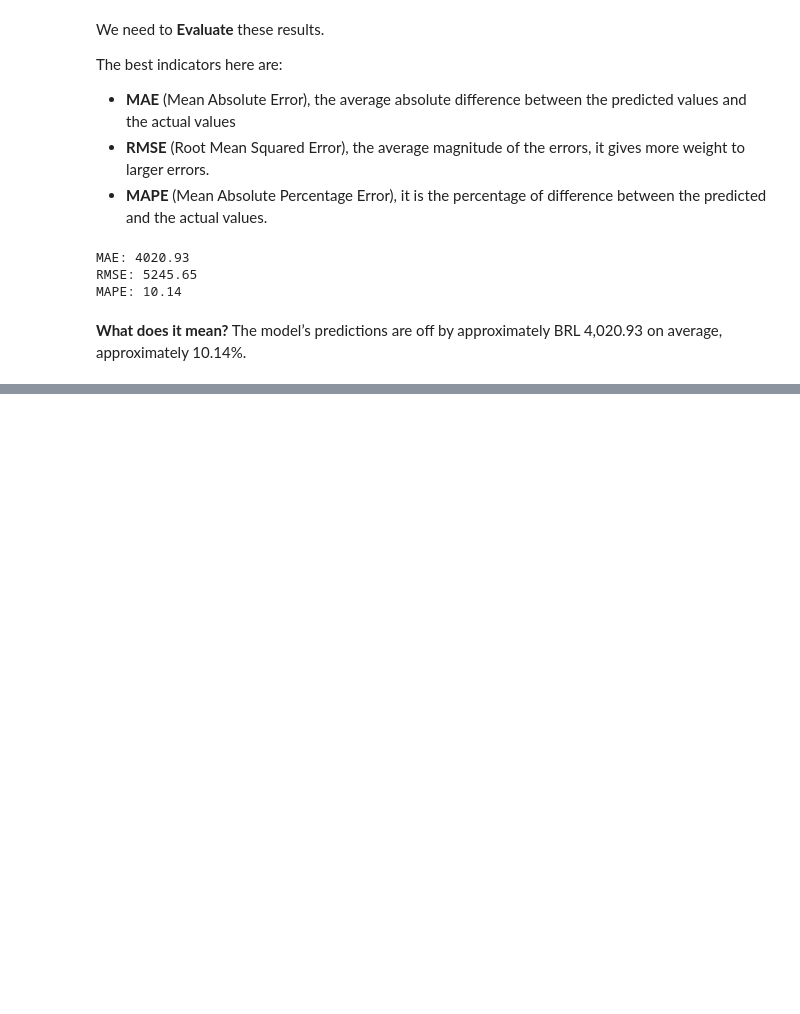
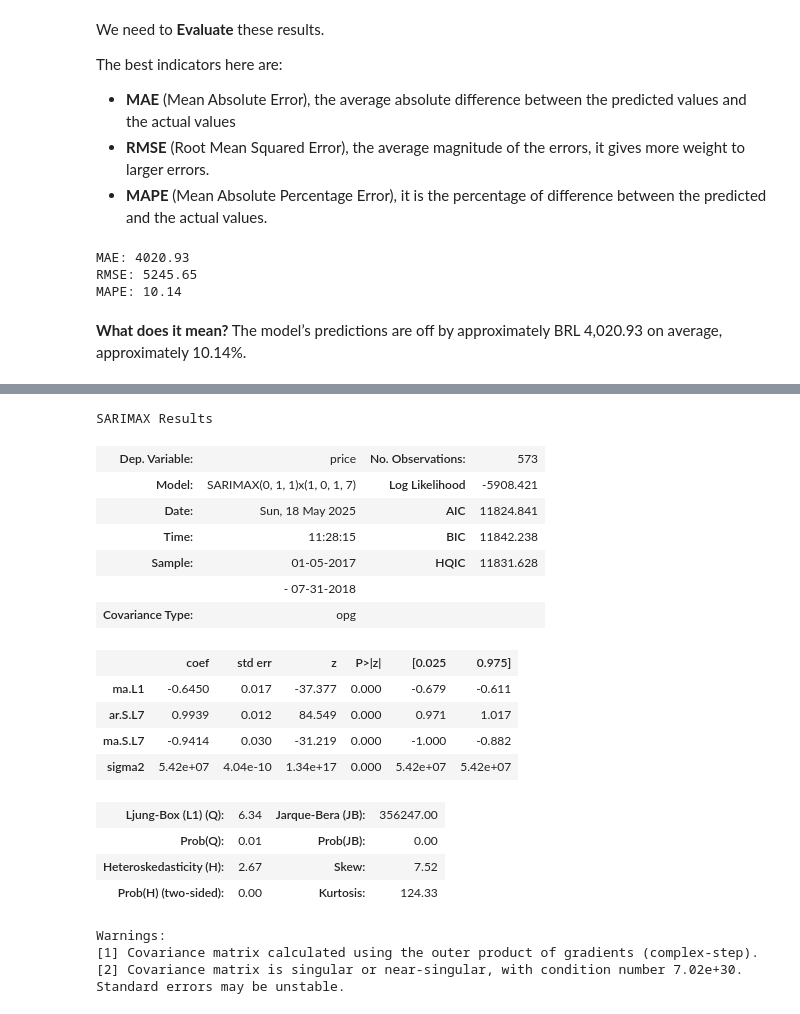
Before and after one commit to Romaric1209/Olist, a Jupyter notebook: Data Analysis Income, Costs and ARIMA forecast.ipynb, the cells around one changed output, grey strips where cells are left out. Saved outputs shown, nothing was run; the diff lists cells and outputs as text; code cells hidden in the pictures; blank space fills up the shorter version.

```diff
--- a/Data Analysis Income, Costs and Prediction.ipynb
+++ b/Data Analysis Income, Costs and ARIMA forecast.ipynb
@@ -820,0 +836,23 @@ The SARIMA model predicted incomes of BRL 545,626.01 when it was in reality BRL
+# %%
+sarima.summary()
+# %% [output]
+SARIMAX Results
+| Dep. Variable: | price | No. Observations: | 573 |
+| Model: | SARIMAX(0, 1, 1)x(1, 0, 1, 7) | Log Likelihood | -5908.421 |
+| Date: | Sun, 18 May 2025 | AIC | 11824.841 |
+| Time: | 11:28:15 | BIC | 11842.238 |
+| Sample: | 01-05-2017 | HQIC | 11831.628 |
+|  | - 07-31-2018 |  |  |
+| Covariance Type: | opg |  |  |
+|  | coef | std err | z | P>|z| | [0.025 | 0.975] |
+| ma.L1 | -0.6450 | 0.017 | -37.377 | 0.000 | -0.679 | -0.611 |
+| ar.S.L7 | 0.9939 | 0.012 | 84.549 | 0.000 | 0.971 | 1.017 |
+| ma.S.L7 | -0.9414 | 0.030 | -31.219 | 0.000 | -1.000 | -0.882 |
+| sigma2 | 5.42e+07 | 4.04e-10 | 1.34e+17 | 0.000 | 5.42e+07 | 5.42e+07 |
+| Ljung-Box (L1) (Q): | 6.34 | Jarque-Bera (JB): | 356247.00 |
+| Prob(Q): | 0.01 | Prob(JB): | 0.00 |
+| Heteroskedasticity (H): | 2.67 | Skew: | 7.52 |
+| Prob(H) (two-sided): | 0.00 | Kurtosis: | 124.33 |
+Warnings:
+[1] Covariance matrix calculated using the outer product of gradients (complex-step).
+[2] Covariance matrix is singular or near-singular, with condition number 7.02e+30. Standard errors may be unstable.
```
Also changed, not shown: parts of 15 cells of this notebook.
